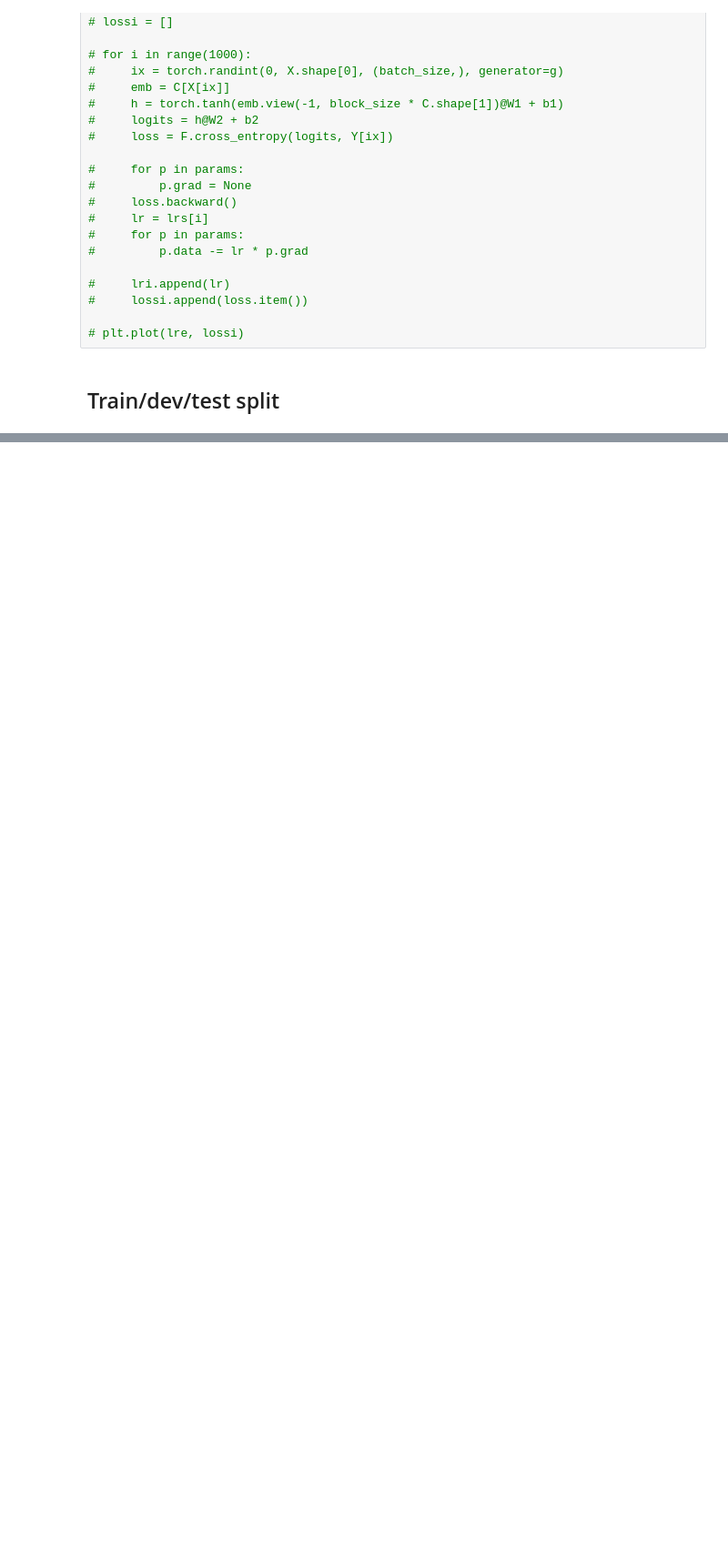
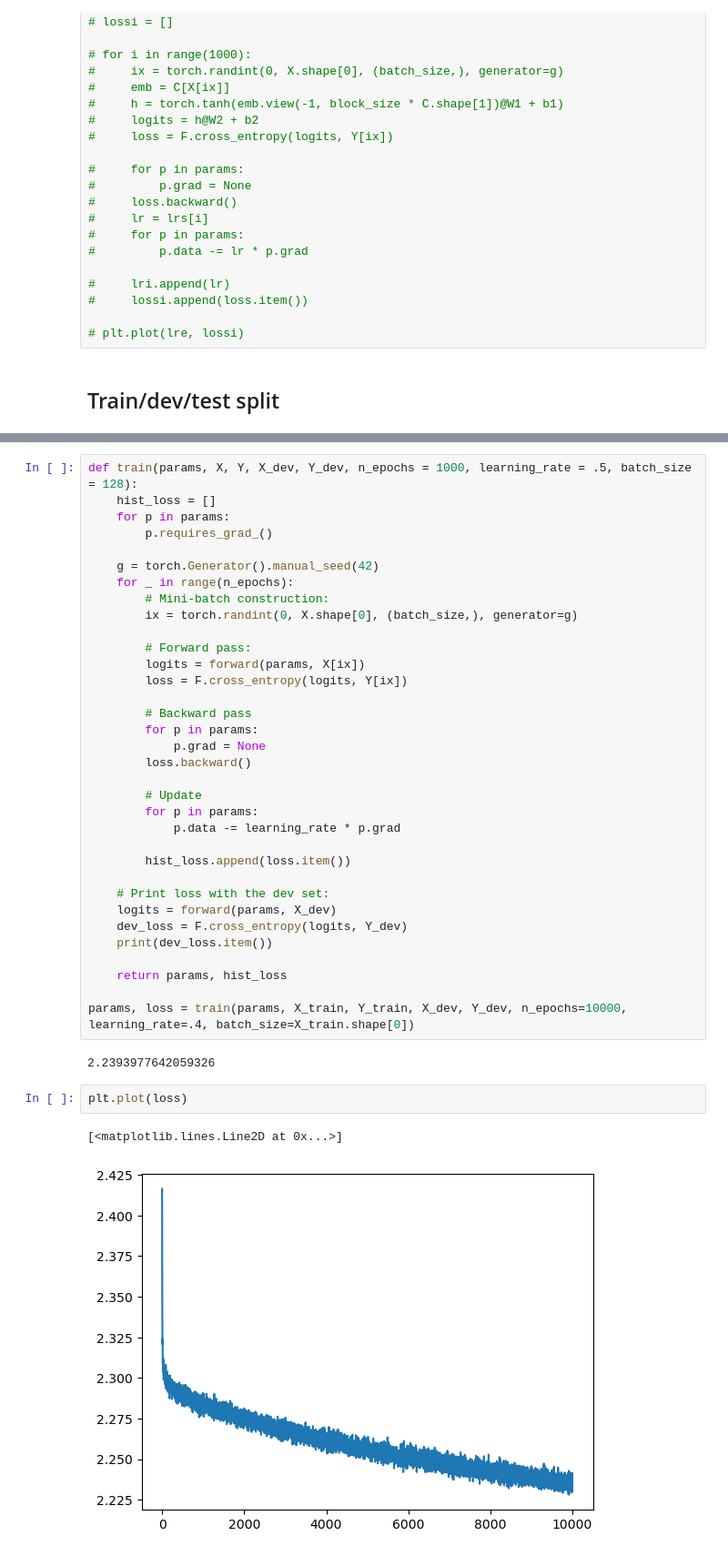
Before and after one commit to CesarAugusto14/learning_LM, a Jupyter notebook: MLP_trials.ipynb, the cells around one changed output, grey strips where cells are left out. Shown at 91% size. Drawn from its saved outputs; the diff is of its cells as text; blank space fills up the shorter version.

```diff
--- a/MLP_trials.ipynb
+++ b/MLP_trials.ipynb
@@ -286,0 +339,41 @@ def build_dataset(words, block_size):
+# %%
+def train(params, X, Y, X_dev, Y_dev, n_epochs = 1000, learning_rate = .5, batch_size = 128):
+    hist_loss = []
+    for p in params:
+        p.requires_grad_()
+
+    g = torch.Generator().manual_seed(42)
+    for _ in range(n_epochs):
+        # Mini-batch construction:
+        ix = torch.randint(0, X.shape[0], (batch_size,), generator=g)
+
+        # Forward pass:
+        logits = forward(params, X[ix])
+        loss = F.cross_entropy(logits, Y[ix])
+
+        # Backward pass
+        for p in params:
+            p.grad = None
+        loss.backward()
+
+        # Update
+        for p in params:
+            p.data -= learning_rate * p.grad
+
+        hist_loss.append(loss.item())
+
+    # Print loss with the dev set:
+    logits = forward(params, X_dev)
+    dev_loss = F.cross_entropy(logits, Y_dev)
+    print(dev_loss.item())
+
+    return params, hist_loss
+
+params, loss = train(params, X_train, Y_train, X_dev, Y_dev, n_epochs=10000, learning_rate=.4, batch_size=X_train.shape[0])
+# %% [output]
+2.2393977642059326
+# %%
+plt.plot(loss)
+# %% [output]
+[<matplotlib.lines.Line2D at 0x...>]
+[figure, added]
```
Also changed, not shown: parts of 11 cells of this notebook, 4 other files.
